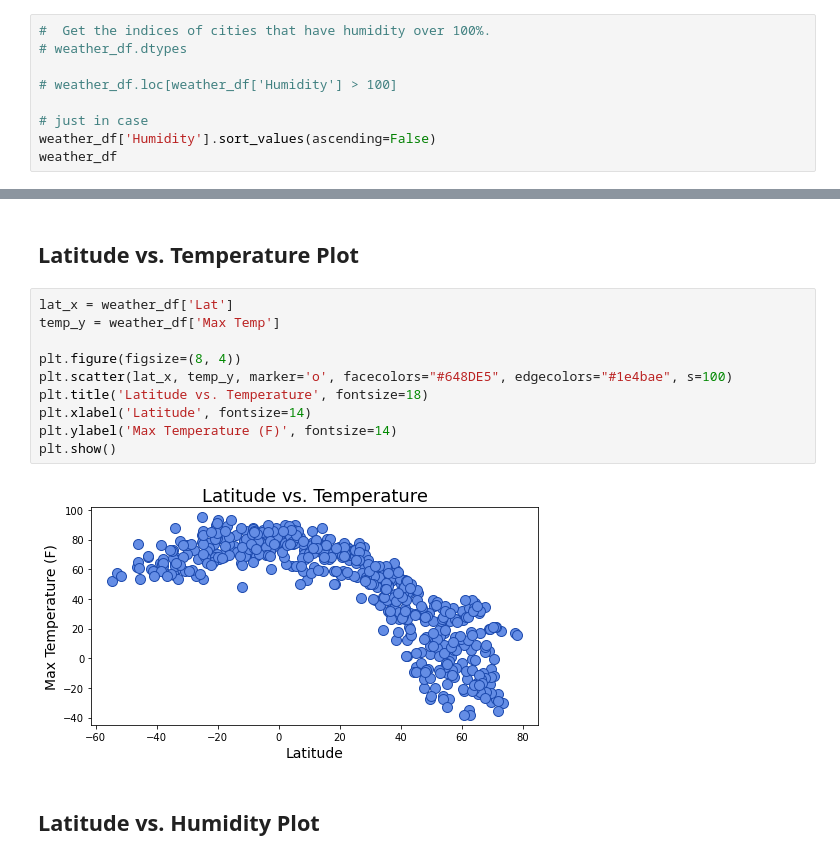
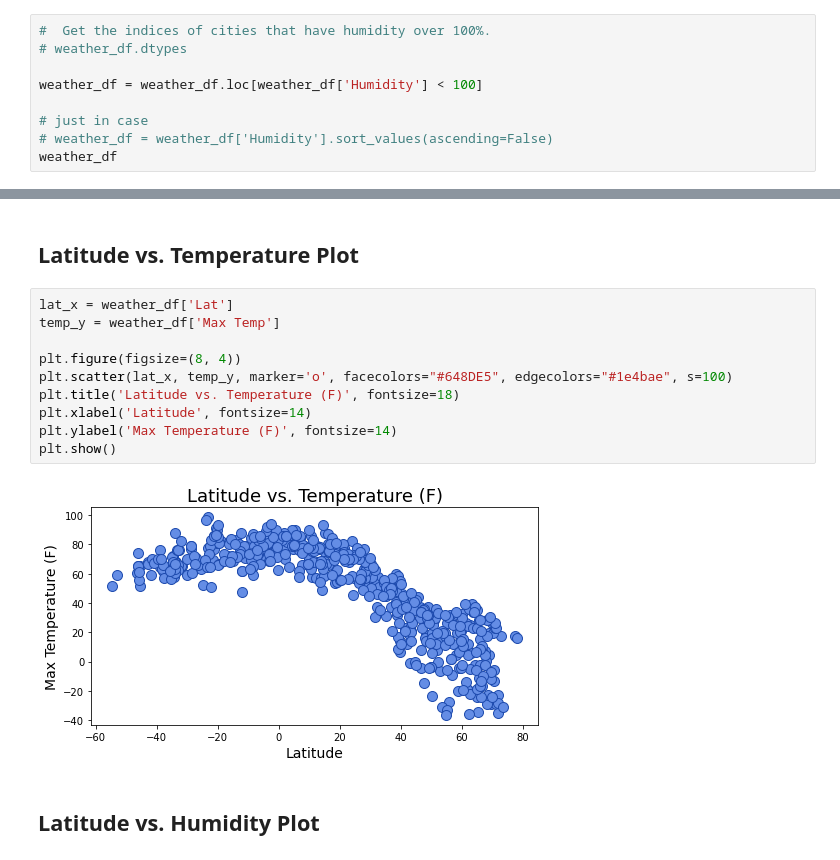
Before and after one commit to beaujeffrey03/python-api-challenge, a Jupyter notebook: WeatherPy/WeatherPy.ipynb, the cells around one changed output, grey strips where cells are left out. Drawn from its saved outputs; the diff is of its cells as text.

```diff
--- a/WeatherPy/WeatherPy.ipynb
+++ b/WeatherPy/WeatherPy.ipynb
@@ -190,10 +174,10 @@ Skip this step if there are no cities that have humidity > 100%.
 #  Get the indices of cities that have humidity over 100%.
 # weather_df.dtypes
 
-# weather_df.loc[weather_df['Humidity'] > 100]
+weather_df = weather_df.loc[weather_df['Humidity'] < 100]
 
 # just in case
-weather_df['Humidity'].sort_values(ascending=False)
+# weather_df = weather_df['Humidity'].sort_values(ascending=False)
 weather_df
 # %% [output]
 |  | City | Country | Lat | Lng | Max Temp | Humidity | Cloudiness | Wind Speed | Date |
@@ -221,15 +205,15 @@ weather_df
 # %%
 lat_x = weather_df['Lat']
 temp_y = weather_df['Max Temp']
 
 plt.figure(figsize=(8, 4))
 plt.scatter(lat_x, temp_y, marker='o', facecolors="#648DE5", edgecolors="#1e4bae", s=100)
-plt.title('Latitude vs. Temperature', fontsize=18)
+plt.title('Latitude vs. Temperature (F)', fontsize=18)
 plt.xlabel('Latitude', fontsize=14)
 plt.ylabel('Max Temperature (F)', fontsize=14)
 plt.show()
 # %% [output]
-[figure, old version]
+[figure, new version]
 # %% [markdown]
 ## Latitude vs. Humidity Plot
 # %%
```
Also changed, not shown: parts of 12 cells of this notebook, 1 other file.
